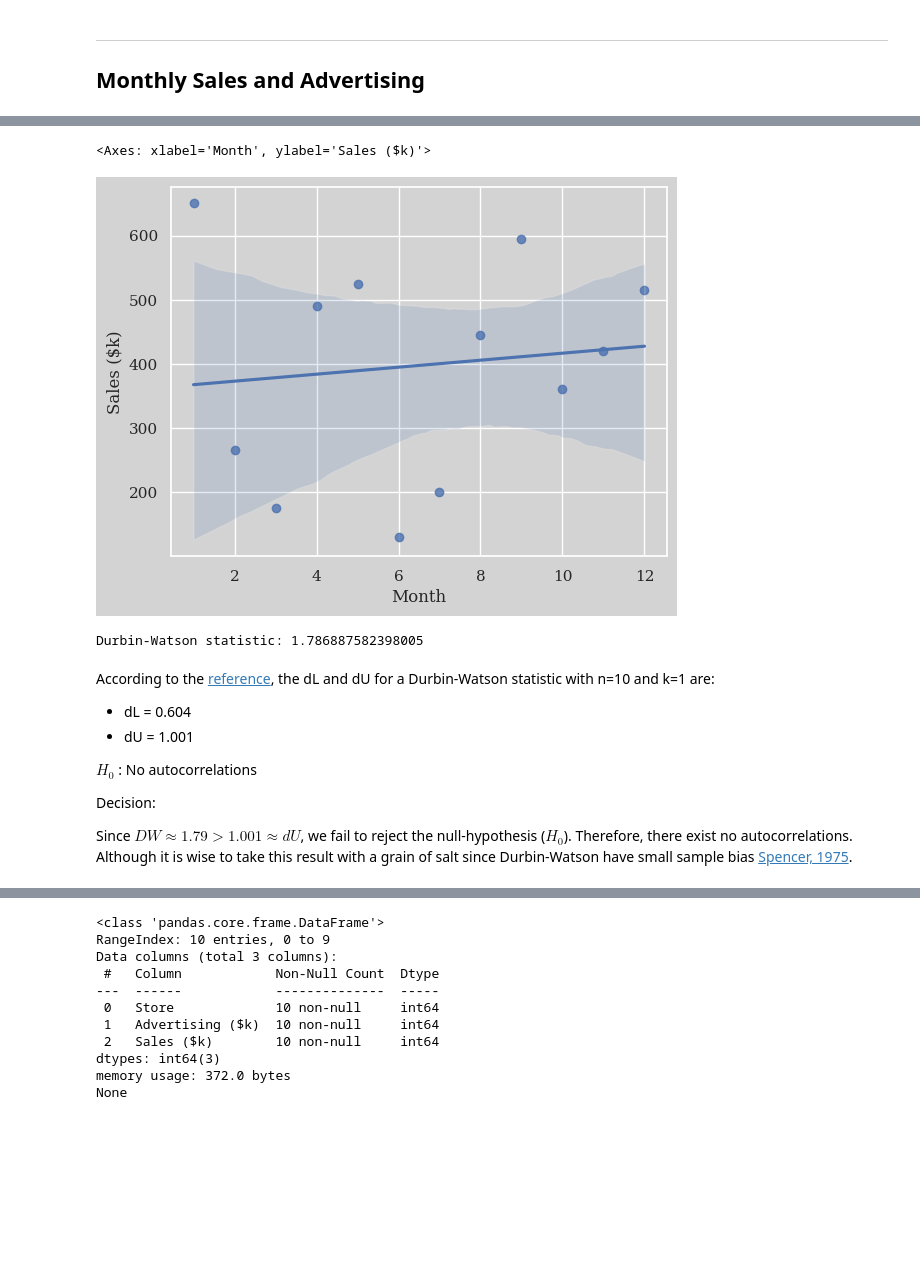
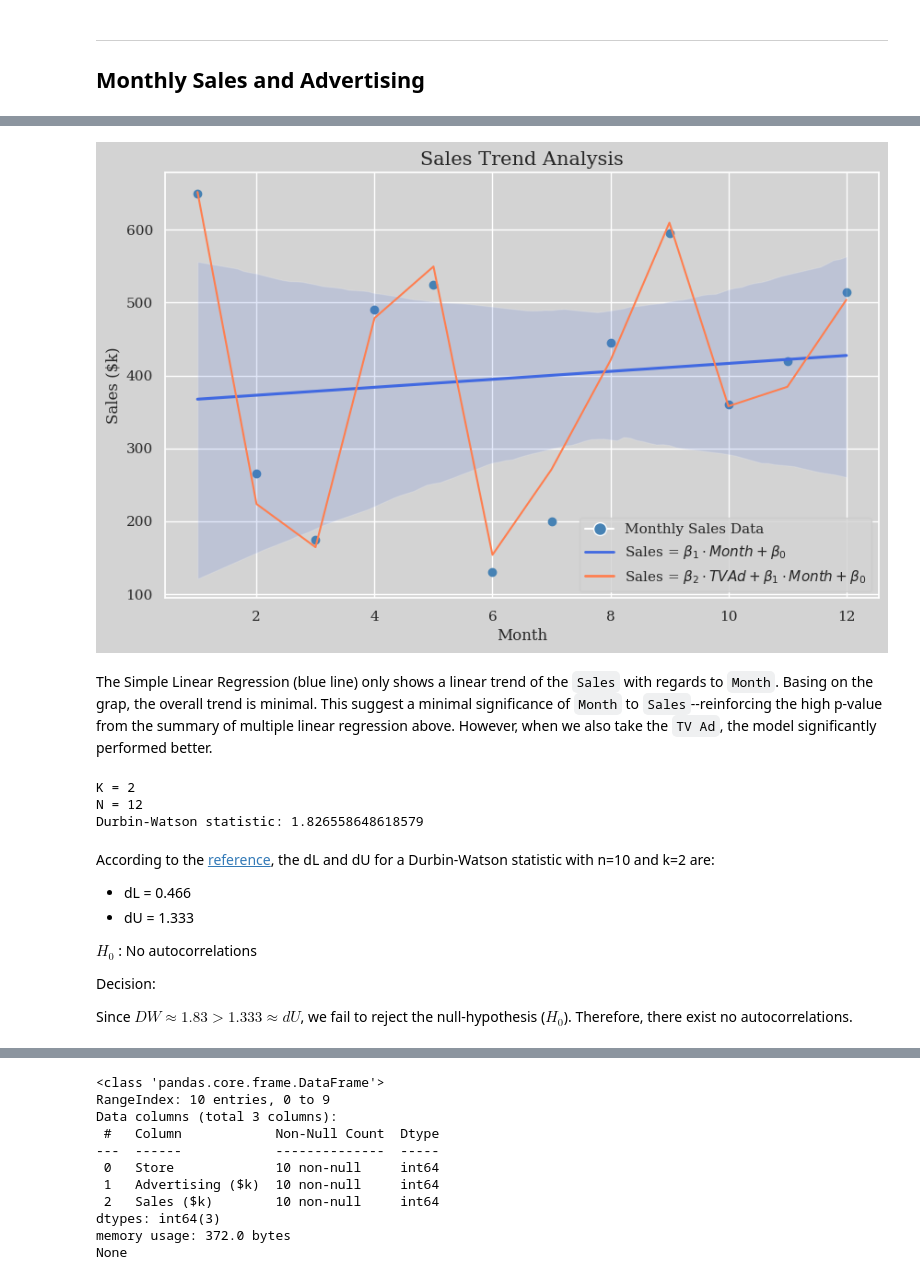
Before and after one commit to RomandRapido/APM1215-TimeSeries, a Jupyter notebook: FA1_Lansangan/FA1_Lansangan.ipynb, the cells around one changed output, grey strips where cells are left out. Drawn from its saved outputs; the diff is of its cells as text; code cells hidden in the pictures; blank space fills up the shorter version.

```diff
--- a/FA1_Lansangan/FA1_Lansangan.ipynb
+++ b/FA1_Lansangan/FA1_Lansangan.ipynb
@@ -477,31 +483,62 @@ OLS Regression Results
 Notes:
 [1] Standard Errors assume that the covariance matrix of the errors is correctly specified.
 # %%
-sns.regplot(x=df2['Month'], y=df2['Sales ($k)'])
+fig, ax = plt.subplots(figsize=(10, 6))
+
+scatter = ax.scatter(df2['Month'], df2['Sales ($k)'], color='steelblue')
+
+reg = sns.regplot(x=df2['Month'], y=df2['Sales ($k)'],
+            scatter=False,  # Turn off scatter to avoid duplicating points
+            line_kws={'color': 'royalblue'},
+            ax=ax)
+
+pred = sns.lineplot(x=df2['Month'],
+             y=y_pred,
+             ax=ax,
+             color='coral')
+
+plt.title('Sales Trend Analysis', size=15)
+plt.xlabel('Month')
+plt.ylabel('Sales ($k)')
+
+from matplotlib.lines import Line2D
+legend_elements = [
+    Line2D([0], [0], marker='o', color='w', markerfacecolor='steelblue', markersize=10, label='Monthly Sales Data'),
+    Line2D([0], [0], color='royalblue', lw=2, label=r'Sales = $\beta_1 \cdot Month + \beta_0$'),
+    Line2D([0], [0], color='coral', lw=2, label=r'Sales = $\beta_2 \cdot TVAd + \beta_1 \cdot Month + \beta_0$')
+]
+
+ax.legend(handles=legend_elements)
+
+plt.show()
 # %% [output]
-<Axes: xlabel='Month', ylabel='Sales ($k)'>
-[figure, old version]
+[figure, new version]
+# %% [markdown]
+The Simple Linear Regression (blue line) only shows a linear trend of the `Sales` with regards to `Month`. Basing on the grap, the overall trend is minimal. This suggest a minimal significance of `Month` to `Sales`--reinforcing the high p-value from the summary of multiple linear regression above. However, when we also take the `TV Ad`, the model significantly performed better.
 # %%
 from statsmodels.stats.stattools import durbin_watson
 Y = df2[response]
-X = df2['Month']
+X = df2.drop(columns=response)
 X = sm.add_constant(X)
 model = sm.OLS(Y, X).fit()
-
+print("K =", len(model.params) - 1) # exclude the intercept
+print("N =", len(Y))
 residuals = model.resid
 
 dw_statistic = durbin_watson(residuals)
 print(f"Durbin-Watson statistic: {dw_statistic}")
 # %% [output]
-Durbin-Watson statistic: 1.786887582398005
+K = 2
+N = 12
+Durbin-Watson statistic: 1.826558648618579
 # %% [markdown]
 According to the [reference](https://www3.nd.edu/~wevans1/econ30331/durbin_watson_tables.pdf
-), the dL and dU for a Durbin-Watson statistic with n=10 and k=1 are:
-- dL = 0.604
-- dU = 1.001
+), the dL and dU for a Durbin-Watson statistic with n=10 and k=2 are:
+- dL = 0.466
+- dU = 1.333
 
 $H_0$ : No autocorrelations
 
 Decision:
 
-Since $DW \approx 1.79 > 1.001 \approx dU$, we fail to reject the null-hypothesis ($H_0$). Therefore, there exist no autocorrelations. Although it is wise to take this result with a grain of salt since Durbin-Watson have small sample bias [Spencer, 1975](https://www.sciencedirect.com/science/article/abs/pii/0304407675900342).
+Since $DW \approx 1.83 > 1.333 \approx dU$, we fail to reject the null-hypothesis ($H_0$). Therefore, there exist no autocorrelations.
```
Also changed, not shown: parts of 16 cells of this notebook.
